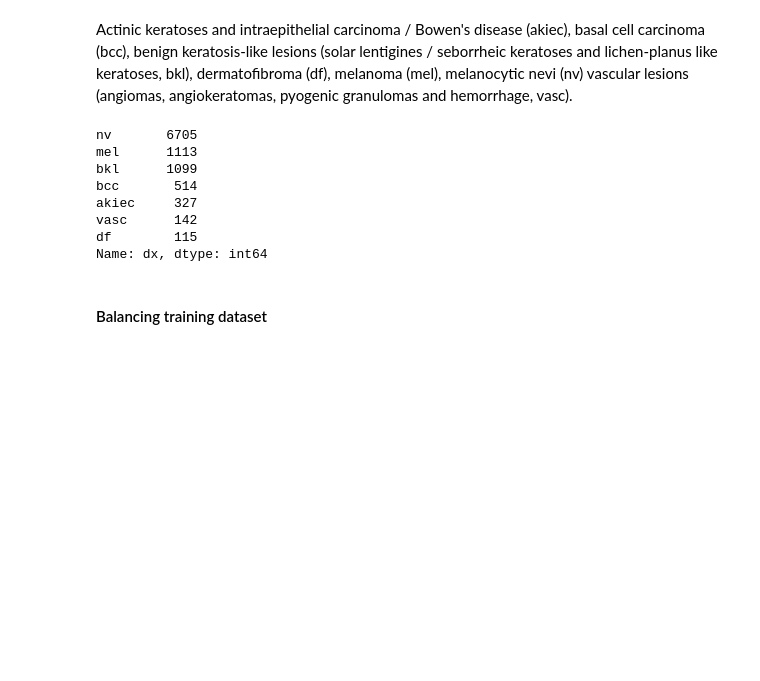
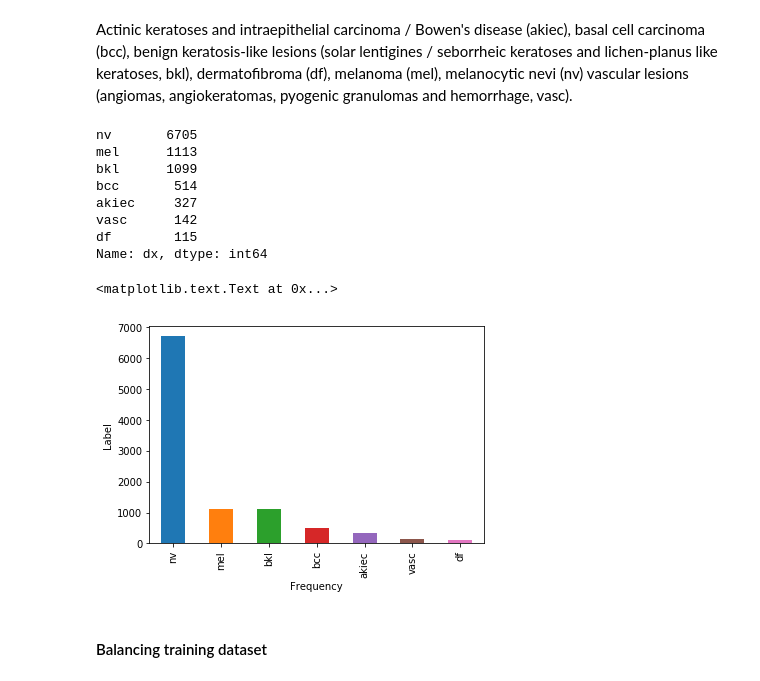
Before and after one commit to SimoAntikainen/skin-cancer-detection-cnn, a Jupyter notebook: project.ipynb, the cells around one changed output. Saved outputs shown, nothing was run; the diff lists cells and outputs as text; code cells hidden in the pictures; blank space fills up the shorter version.

```diff
--- a/project.ipynb
+++ b/project.ipynb
@@ -47,7 +47,8 @@ melanoma (mel),
 melanocytic nevi (nv)
 vascular lesions (angiomas, angiokeratomas, pyogenic granulomas and hemorrhage, vasc).
 # %%
-image_information['dx'].value_counts()
+dx = image_information['dx'].value_counts()
+dx
 # %% [output]
 nv       6705
 mel      1113
@@ -57,6 +58,13 @@ akiec     327
 vasc      142
 df        115
 Name: dx, dtype: int64
+# %%
+dx.plot.bar()
+plt.xlabel('Frequency')
+plt.ylabel('Label')
+# %% [output]
+<matplotlib.text.Text at 0x...>
+[figure, added]
 # %%
 classes = ['akiec','bcc','bkl','df','mel','nv','vasc']
 #weights = [1/327,1/514, 1/1099, 1/115, 1/1113, 1/6705, 1/142]
```
Also changed, not shown: parts of 2 cells of this notebook, 1 other file.
